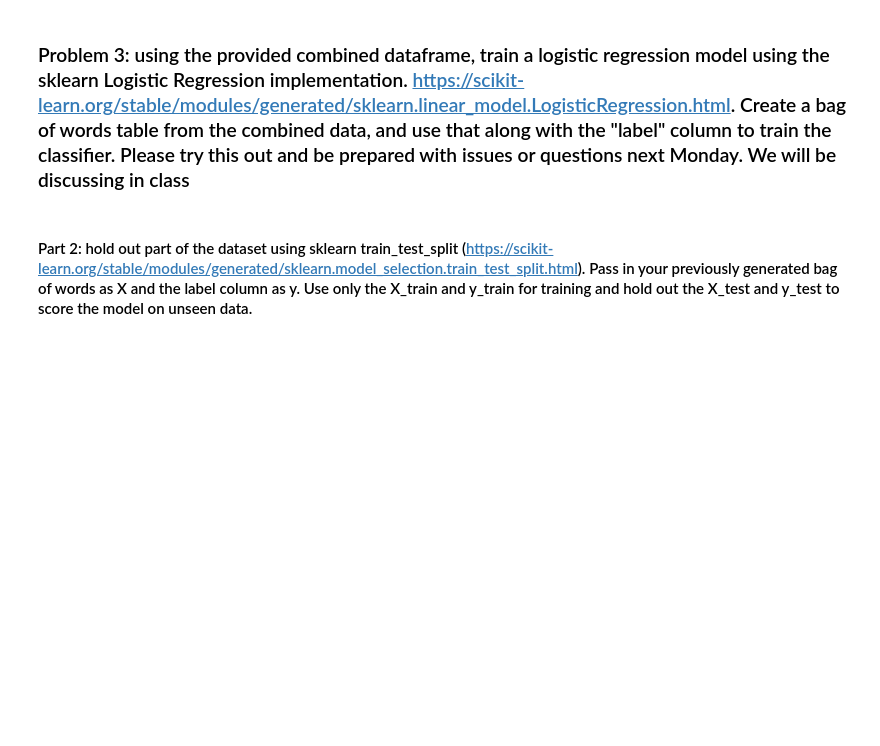
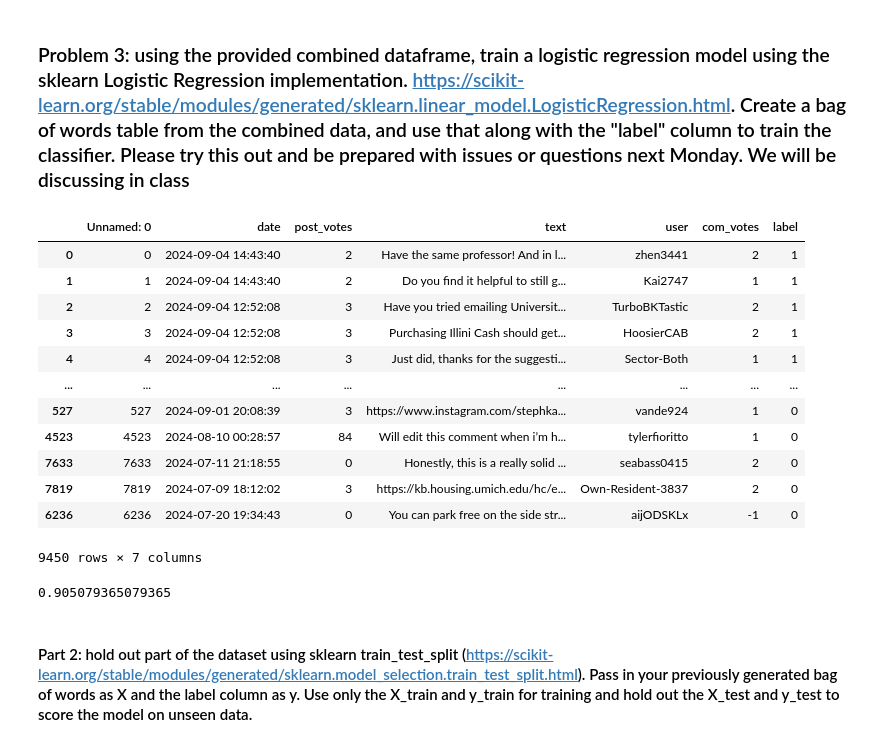
Before and after one commit to On0ne/project1-counting-words, a Jupyter notebook: project1.ipynb, the cells around one changed output. Drawn from its saved outputs; the diff is of its cells as text; code cells hidden in the pictures; blank space fills up the shorter version.

```diff
--- a/project1.ipynb
+++ b/project1.ipynb
@@ -271,15 +342,30 @@ uiuc=pd.read_csv("uiuc.csv")
 # %%
 uiuc=pd.read_csv("uiuc.csv")
 mich=pd.read_csv("umich.csv")
 
 #sample so we have even number of samples from each dataset
 mich=mich.sample(n=4725)
 
 #assign labels based on origin subreddit of comment
 uiuc['label']=1
 mich['label']=0
 
 #you will be working with the data csv for the rest of the question
 data=pd.concat([uiuc,mich])
+data
+# %% [output]
+|  | Unnamed: 0 | date | post_votes | text | user | com_votes | label |
+| 0 | 0 | 2024-09-04 14:43:40 | 2 | Have the same professor! And in l... | zhen3441 | 2 | 1 |
+| 1 | 1 | 2024-09-04 14:43:40 | 2 | Do you find it helpful to still g... | Kai2747 | 1 | 1 |
+| 2 | 2 | 2024-09-04 12:52:08 | 3 | Have you tried emailing Universit... | TurboBKTastic | 2 | 1 |
+| 3 | 3 | 2024-09-04 12:52:08 | 3 | Purchasing Illini Cash should get... | HoosierCAB | 2 | 1 |
+| 4 | 4 | 2024-09-04 12:52:08 | 3 | Just did, thanks for the suggesti... | Sector-Both | 1 | 1 |
+| ... | ... | ... | ... | ... | ... | ... | ... |
+| 527 | 527 | 2024-09-01 20:08:39 | 3 | https://www.instagram.com/stephka... | vande924 | 1 | 0 |
+| 4523 | 4523 | 2024-08-10 00:28:57 | 84 | Will edit this comment when i’m h... | tylerfioritto | 1 | 0 |
+| 7633 | 7633 | 2024-07-11 21:18:55 | 0 | Honestly, this is a really solid ... | seabass0415 | 2 | 0 |
+| 7819 | 7819 | 2024-07-09 18:12:02 | 3 | https://kb.housing.umich.edu/hc/e... | Own-Resident-3837 | 2 | 0 |
+| 6236 | 6236 | 2024-07-20 19:34:43 | 0 | You can park free on the side str... | aijODSKLx | -1 | 0 |
+9450 rows × 7 columns
 # %%
 #clean and lemmatize the data csv
@@ -290,5 +385,9 @@ data=pd.concat([uiuc,mich])
 # %%
 #report the accuracy of the model
+accuracy = accuracy_score(y, y_pred)
+accuracy
+# %% [output]
+0.905079365079365
 # %% [markdown]
 #### Part 2: hold out part of the dataset using sklearn train_test_split (https://scikit-learn.org/stable/modules/generated/sklearn.model_selection.train_test_split.html). Pass in your previously generated bag of words as X and the label column as y. Use only the X_train and y_train for training and hold out the X_test and y_test to score the model on unseen data.
 # %%
```
Also changed, not shown: parts of 23 cells of this notebook.
